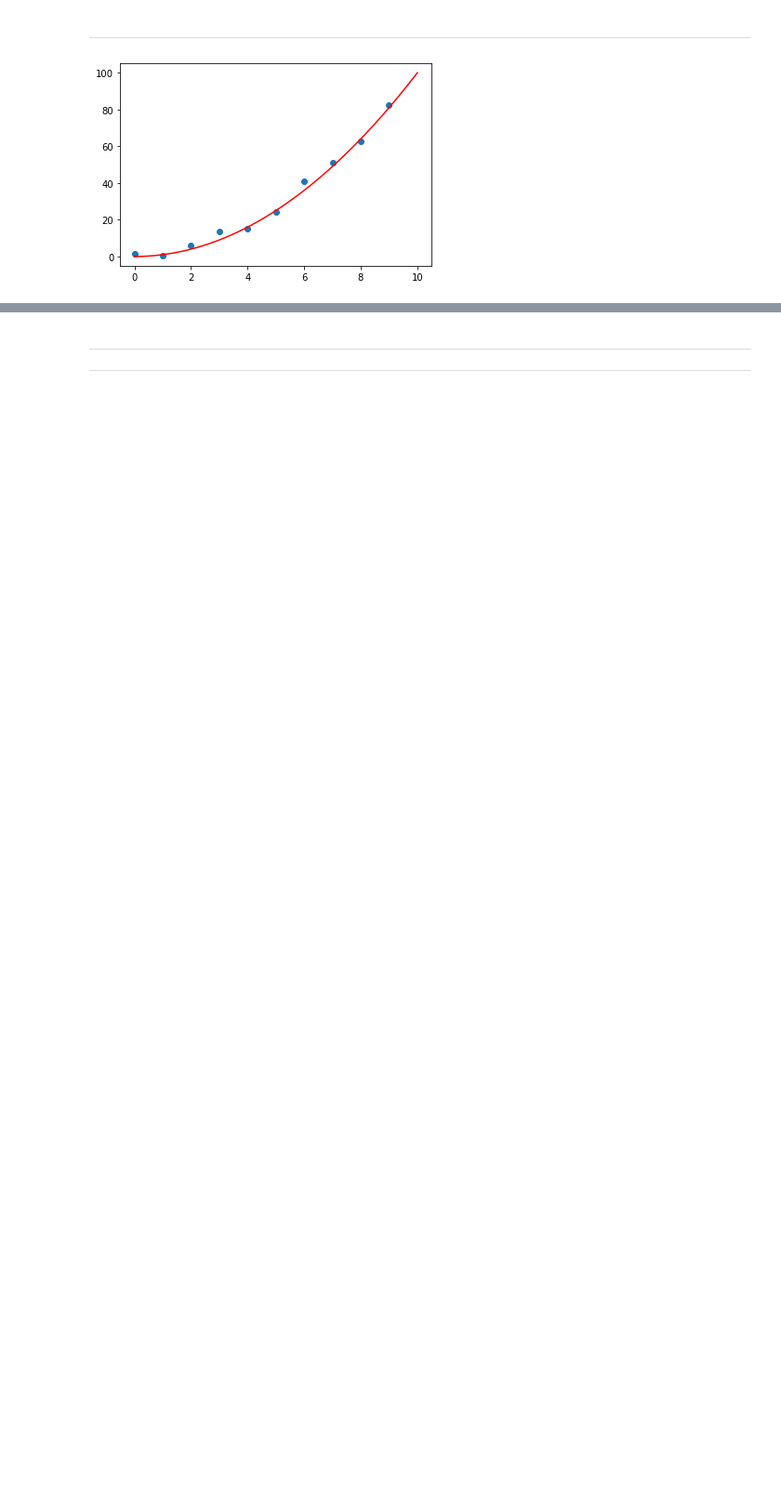
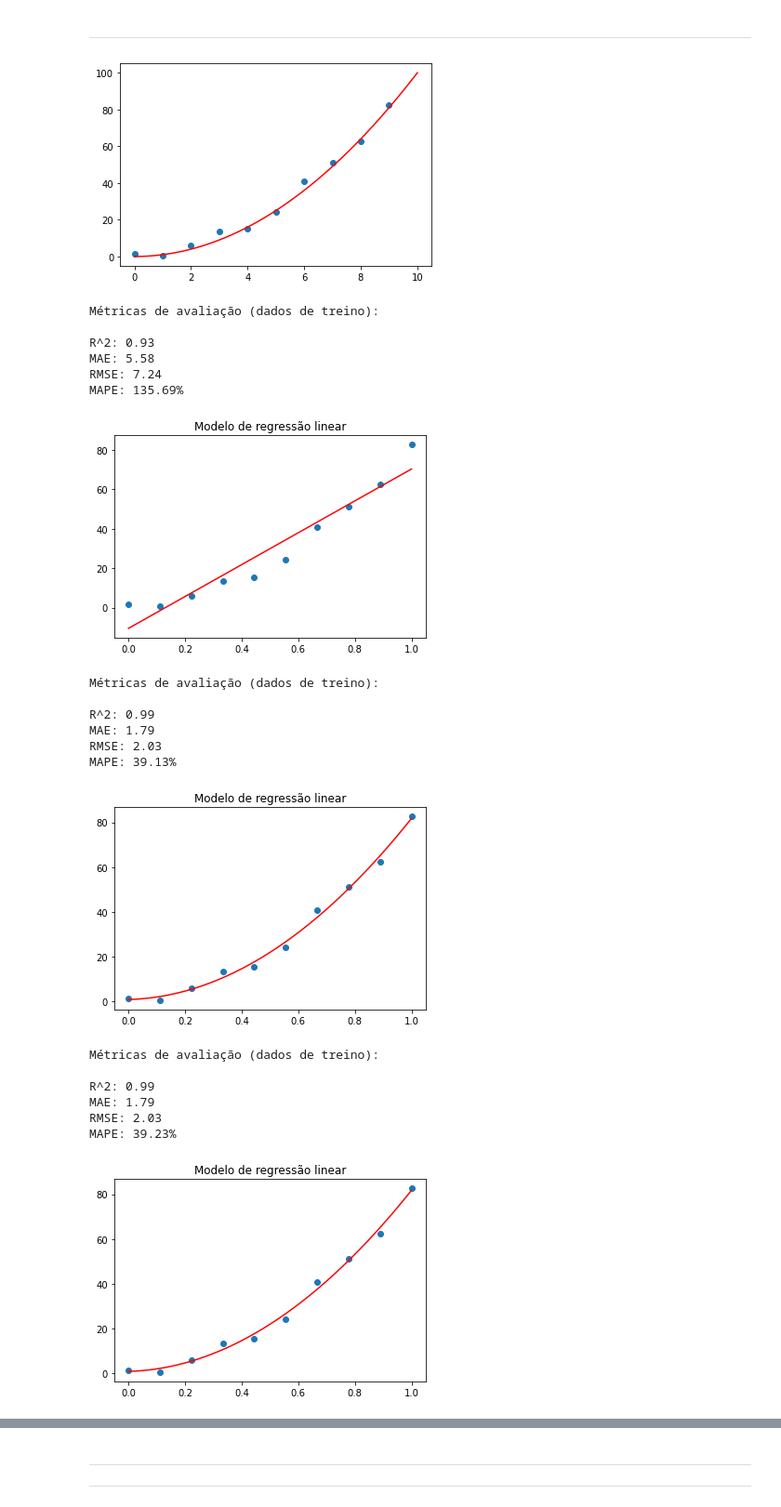
Before and after one commit to GabrielAsato/Curso_DS_Degree, a Jupyter notebook: Módulo 8 - Estatística II/Revisão do módulo de Estatística II (Pré ML).ipynb, the cells around one changed output, grey strips where cells are left out. Shown at 93% size. Saved outputs shown, nothing was run; the diff lists cells and outputs as text; code cells hidden in the pictures; blank space fills up the shorter version.

```diff
--- a/Módulo 8 - Estatística II/Revisão do módulo de Estatística II (Pré ML).ipynb
+++ b/Módulo 8 - Estatística II/Revisão do módulo de Estatística II (Pré ML).ipynb
@@ -1293,4 +1293,48 @@ plt.show()
 # %% [output]
 [figure]
 # %%
-def reg_ployplot(X, y, deg):
+# bibliotecas já importadas no ml_utils
+def reg_polyplot(X, y, deg):
+    # Faremos a regrssão para polinômios com PolynomialFeatures
+
+    # 1) Quantos são as features e quantos serão transformados no espaço
+    pf = PolynomialFeatures(degree=deg, include_bias = False).fit(X)
+    X_transf = pf.transform(X)
+
+    # 2) Escalar
+    mms = MinMaxScaler().fit(X_transf)
+    X_transf = mms.transform(X_transf)
+
+    # 3) Regressão linear
+    reglin = LinearRegression().fit(X_transf, y)
+
+    # 4) Calcular as métricas com calc_reg_metrics() e plotar o gráfico com plot_reglin_model()
+    calc_reg_metrics(reglin, X_transf, y, label = "treino", plot=False, dist_resids=False, print_stuff=True)
+    plot_reglin_model(reglin, X_transf[:,0], y)
+# %%
+for i in range(1,10):
+    reg_polyplot(X,y,i)
+    print()
+    print()
+# %% [output]
+Métricas de avaliação (dados de treino):
+
+R^2: 0.93
+MAE: 5.58
+RMSE: 7.24
+MAPE: 135.69%
+[figure, added]
+Métricas de avaliação (dados de treino):
+
+R^2: 0.99
+MAE: 1.79
+RMSE: 2.03
+MAPE: 39.13%
+[figure, added]
+Métricas de avaliação (dados de treino):
+
+R^2: 0.99
+MAE: 1.79
+RMSE: 2.03
+MAPE: 39.23%
+[figure, added]
```
Also changed, not shown: parts of 9 cells of this notebook, 25 other files.
